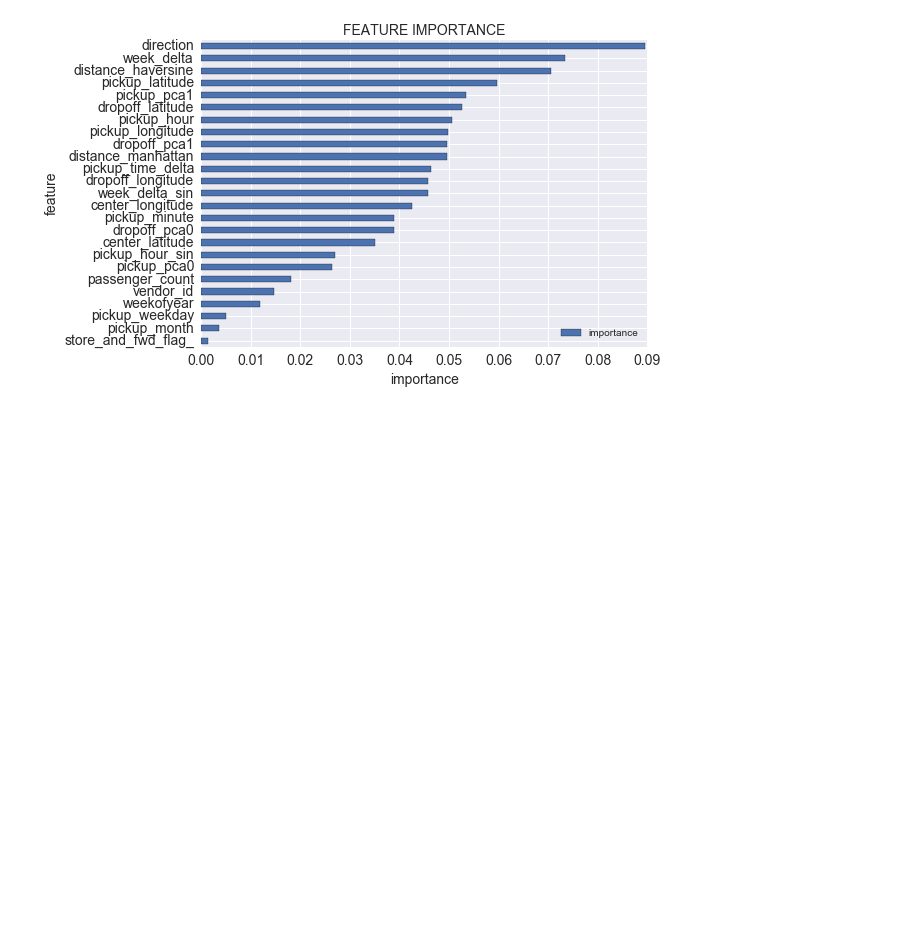
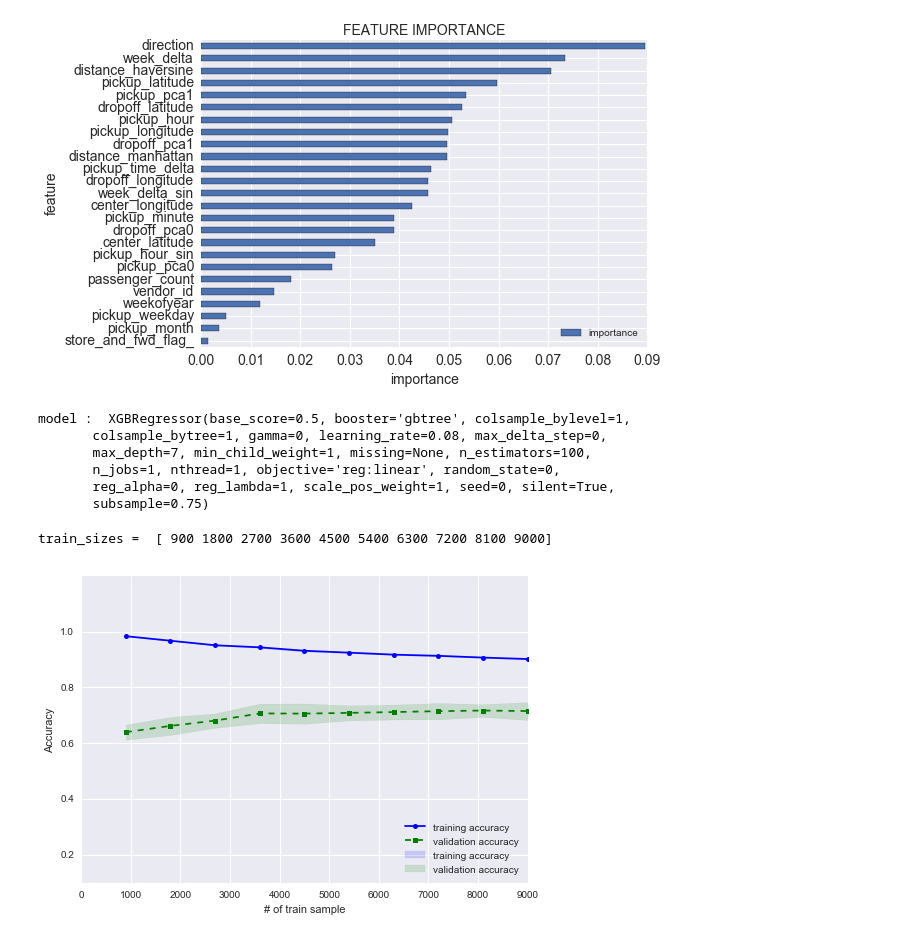
Before and after one commit to yennanliu/NYC_Taxi_Trip_Duration, a Jupyter notebook: notebook/NYC_Taxi_ML_V1_Yen.ipynb, the cells around one changed output. Cells and saved outputs as stored; diff of their text form; code cells hidden in the pictures; blank space fills up the shorter version.

Commit message:
add xgboost model learn curve

```diff
--- a/notebook/NYC_Taxi_ML_V1_Yen.ipynb
+++ b/notebook/NYC_Taxi_ML_V1_Yen.ipynb
@@ -674,7 +674,7 @@ xgb_feature =['trip_duration_log',
            'pickup_minute',
            'pickup_hour',
            'pickup_weekday',
-           'pickup_month',
+           #'pickup_month',
            'week_delta',
            'weekofyear',
            'week_delta_sin',
@@ -712,3 +712,19 @@ plt.ylabel('feature',fontsize=14)
 # %% [output]
 <matplotlib.text.Text at 0x...>
 [figure]
+# %%
+# learning curve
+
+X = df_train_.head(10000)[xgb_feature[1:]]
+y = df_train_.head(10000)['trip_duration_log']
+
+learn_curve(X,y,xgboost_model)
+# %% [output]
+model :  XGBRegressor(base_score=0.5, booster='gbtree', colsample_bylevel=1,
+       colsample_bytree=1, gamma=0, learning_rate=0.08, max_delta_step=0,
+       max_depth=7, min_child_weight=1, missing=None, n_estimators=100,
+       n_jobs=1, nthread=1, objective='reg:linear', random_state=0,
+       reg_alpha=0, reg_lambda=1, scale_pos_weight=1, seed=0, silent=True,
+       subsample=0.75)
+train_sizes =  [ 900 1800 2700 3600 4500 5400 6300 7200 8100 9000]
+[figure, added]
```
